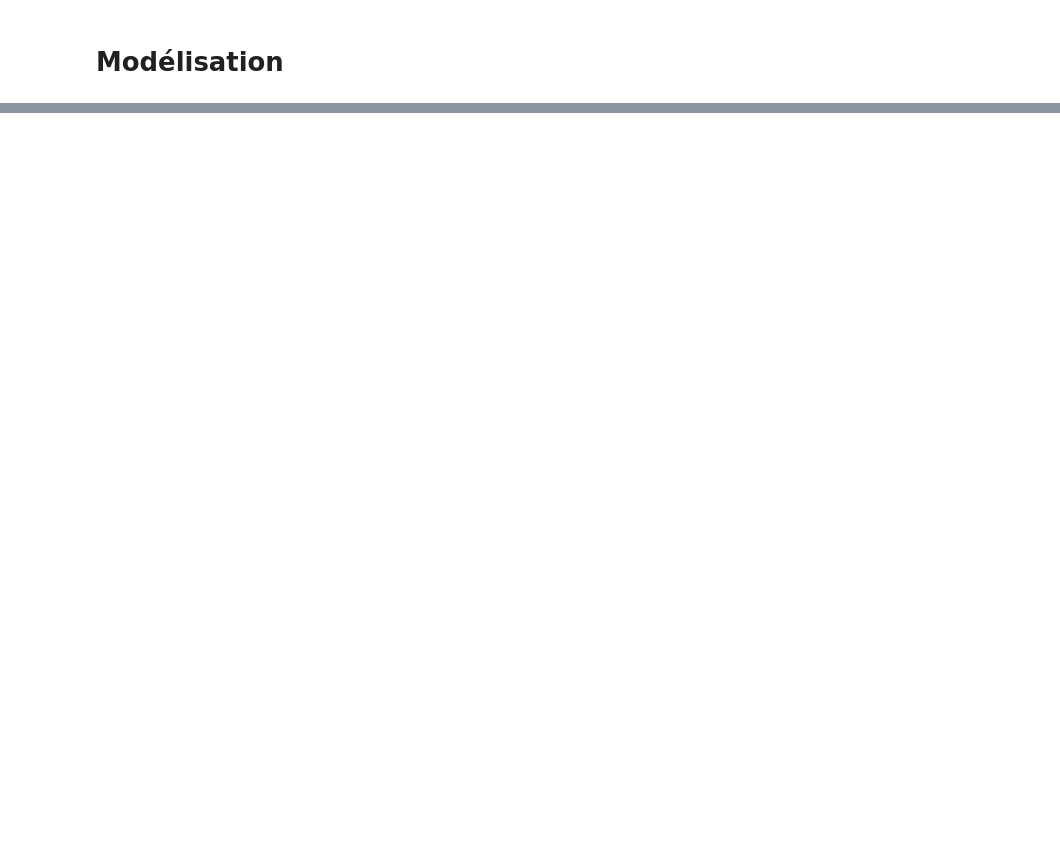
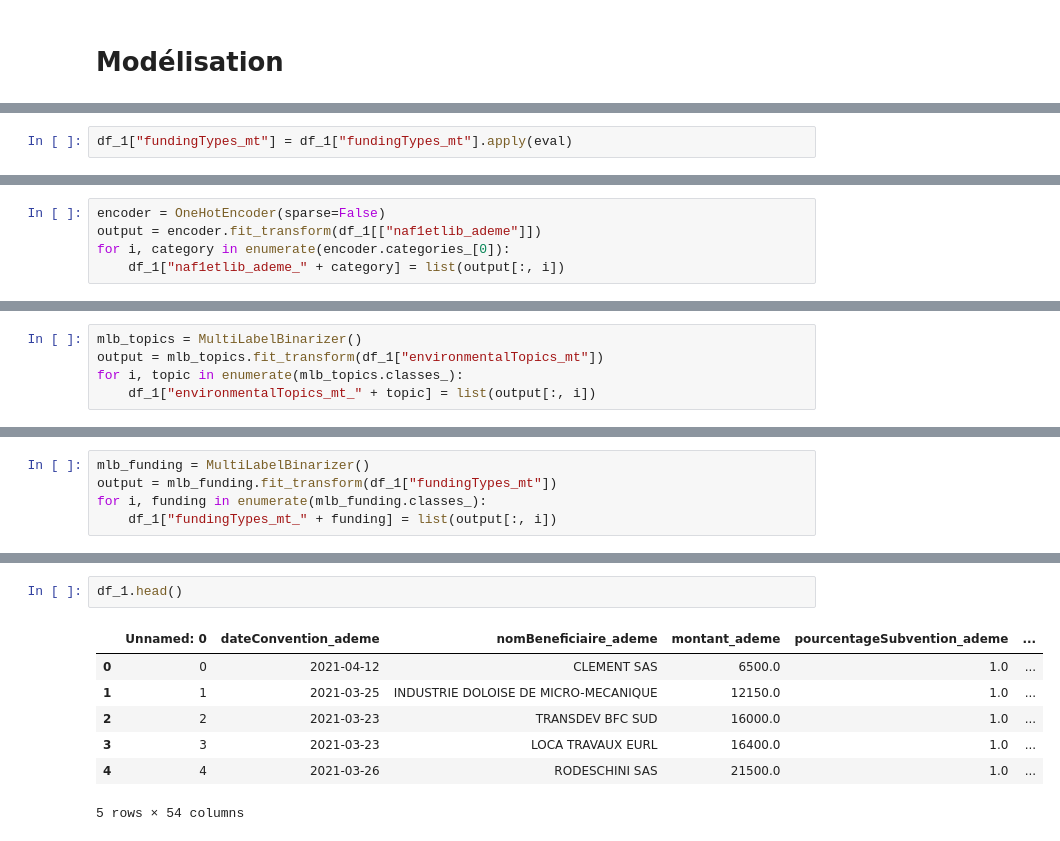
Before and after one commit to dataforgoodfr/offseason_missiontransition_simulateur, a Jupyter notebook: notebooks/score_pertinence.ipynb, the cells around one changed output, grey strips where cells are left out. Saved outputs shown, nothing was run; the diff lists cells and outputs as text; blank space fills up the shorter version.

```diff
--- a/notebooks/score_pertinence.ipynb
+++ b/notebooks/score_pertinence.ipynb
@@ -169,0 +132,2 @@ for feature, value in natural_features:
+# %%
+df_1["fundingTypes_mt"] = df_1["fundingTypes_mt"].apply(eval)
@@ -169,0 +142,5 @@ for feature, value in natural_features:
+# %%
+encoder = OneHotEncoder(sparse=False)
+output = encoder.fit_transform(df_1[["naf1etlib_ademe"]])
+for i, category in enumerate(encoder.categories_[0]):
+    df_1["naf1etlib_ademe_" + category] = list(output[:, i])
@@ -169,0 +149,5 @@ for feature, value in natural_features:
+# %%
+mlb_topics = MultiLabelBinarizer()
+output = mlb_topics.fit_transform(df_1["environmentalTopics_mt"])
+for i, topic in enumerate(mlb_topics.classes_):
+    df_1["environmentalTopics_mt_" + topic] = list(output[:, i])
@@ -169,0 +156,5 @@ for feature, value in natural_features:
+# %%
+mlb_funding = MultiLabelBinarizer()
+output = mlb_funding.fit_transform(df_1["fundingTypes_mt"])
+for i, funding in enumerate(mlb_funding.classes_):
+    df_1["fundingTypes_mt_" + funding] = list(output[:, i])
@@ -169,0 +163,10 @@ for feature, value in natural_features:
+# %%
+df_1.head()
+# %% [output]
+|  | Unnamed: 0 | dateConvention_ademe | nomBeneficiaire_ademe | montant_ademe | pourcentageSubvention_ademe | ... |
+| 0 | 0 | 2021-04-12 | CLEMENT SAS | 6500.0 | 1.0 | ... |
+| 1 | 1 | 2021-03-25 | INDUSTRIE DOLOISE DE MICRO-MECANIQUE | 12150.0 | 1.0 | ... |
+| 2 | 2 | 2021-03-23 | TRANSDEV BFC SUD | 16000.0 | 1.0 | ... |
+| 3 | 3 | 2021-03-23 | LOCA TRAVAUX EURL | 16400.0 | 1.0 | ... |
+| 4 | 4 | 2021-03-26 | RODESCHINI SAS | 21500.0 | 1.0 | ... |
+5 rows × 54 columns
```
Also changed, not shown: parts of 65 cells of this notebook.
